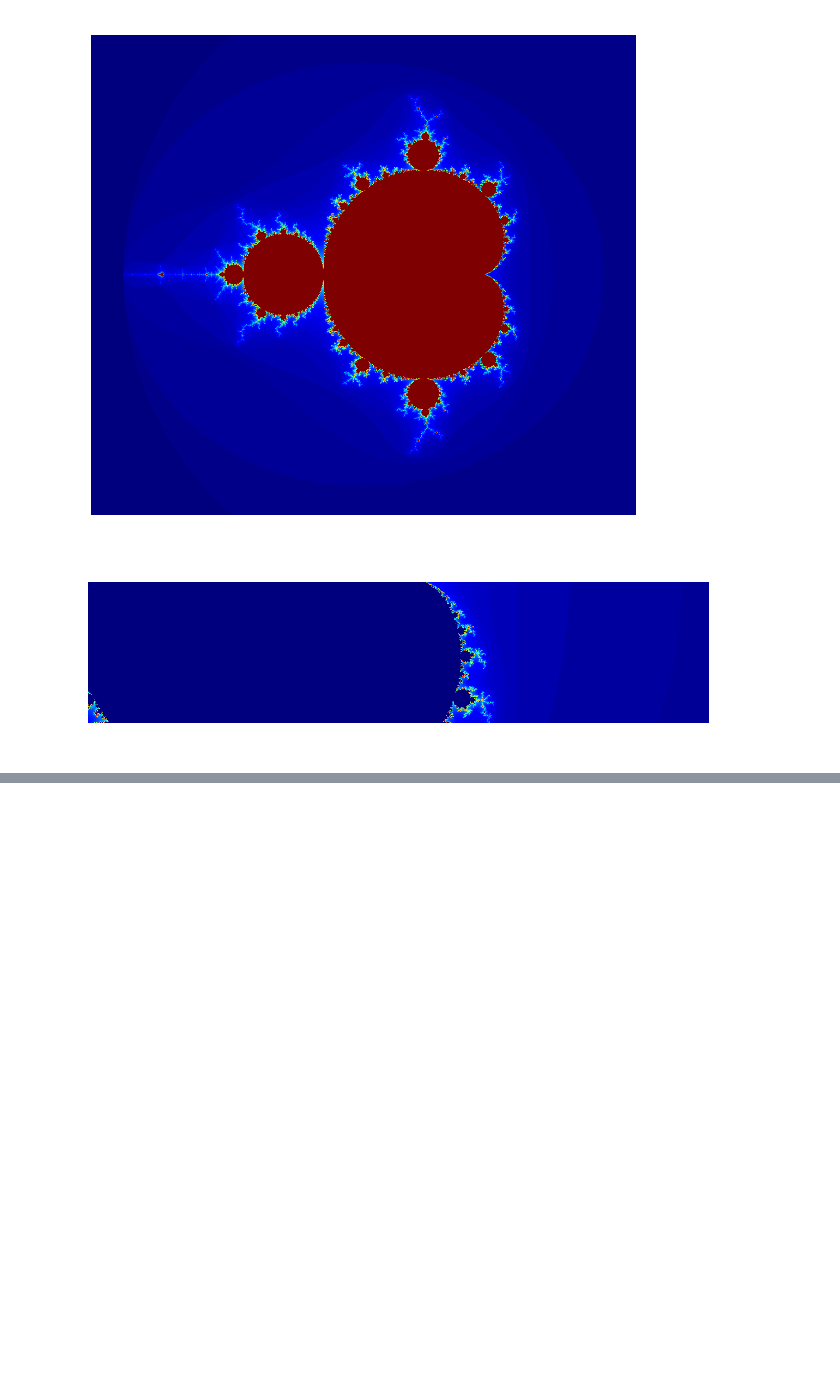
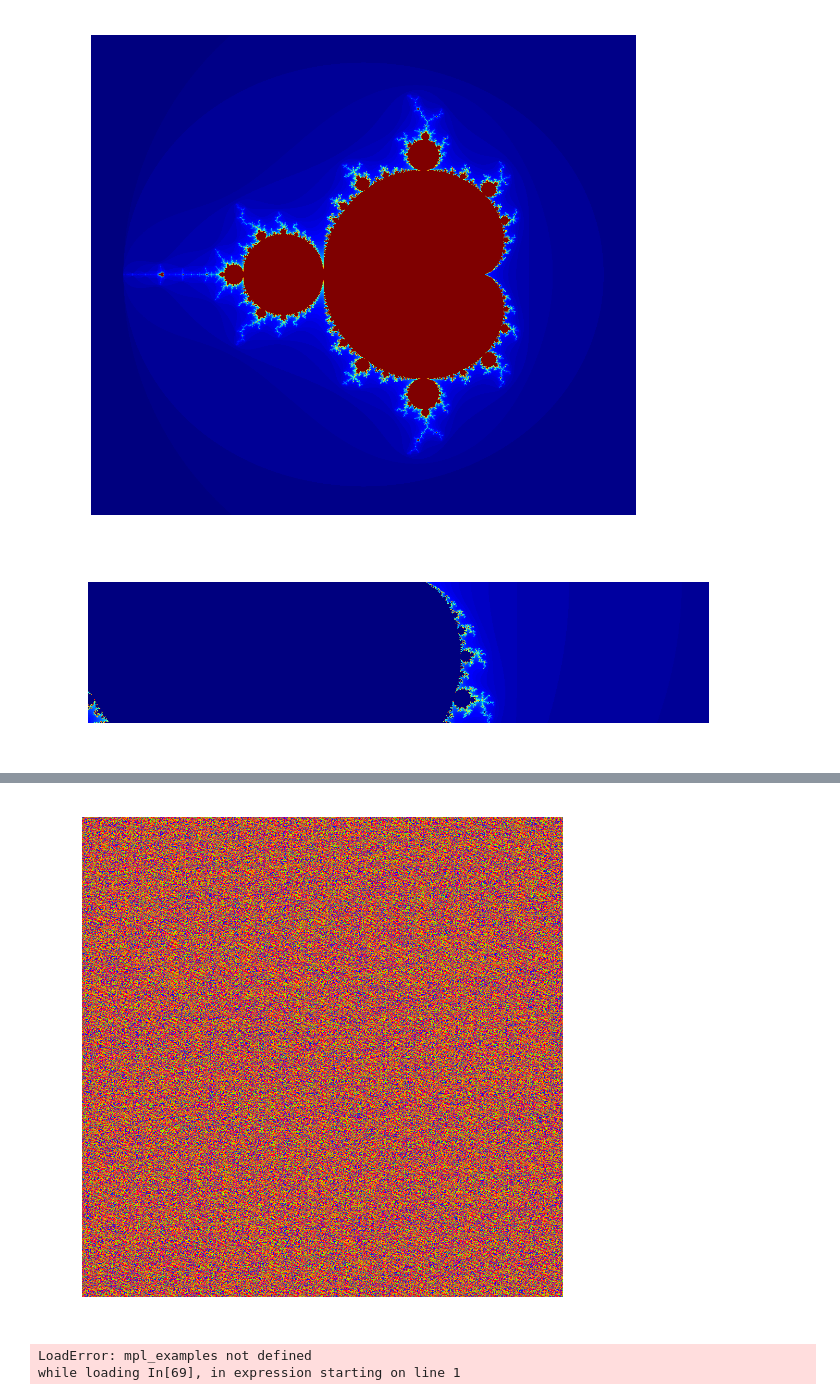
Before and after one commit to mgje/Python-Mathematik-Beispiele, a Jupyter notebook: notebook/Examples_Julia_mgu.ipynb, the cells around one changed output, grey strips where cells are left out. Drawn from its saved outputs; the diff is of its cells as text; code cells hidden in the pictures; blank space fills up the shorter version.

```diff
--- a/notebook/Examples_Julia_mgu.ipynb
+++ b/notebook/Examples_Julia_mgu.ipynb
@@ -136,0 +177,2 @@ imshow(mandel_set, extent=to_extent(zmin, zmax));
+# %%
+collatzmap = collatzset(428,853)
@@ -136,0 +197,18 @@ imshow(mandel_set, extent=to_extent(zmin, zmax));
+# %%
+# import basic library
+using PyPlot;
+
+
+# Auxiliary function to map the complex rectagle to an array
+to_extent(zmin, zmax) = [zmin.re, zmax.re, zmin.im, zmax.im]
+
+# Plot it
+axis("off")
+imshow(collatzmap, extent=[1,100,1,100],cmap="prism");
+# %% [output]
+[figure, added]
+# %%
+plot:: mpl_examples/pylab_examples/image_demo.py
+# %% [output]
+LoadError: mpl_examples not defined
+while loading In[69], in expression starting on line 1
```
Also changed, not shown: parts of 11 cells of this notebook, 6 other files.
